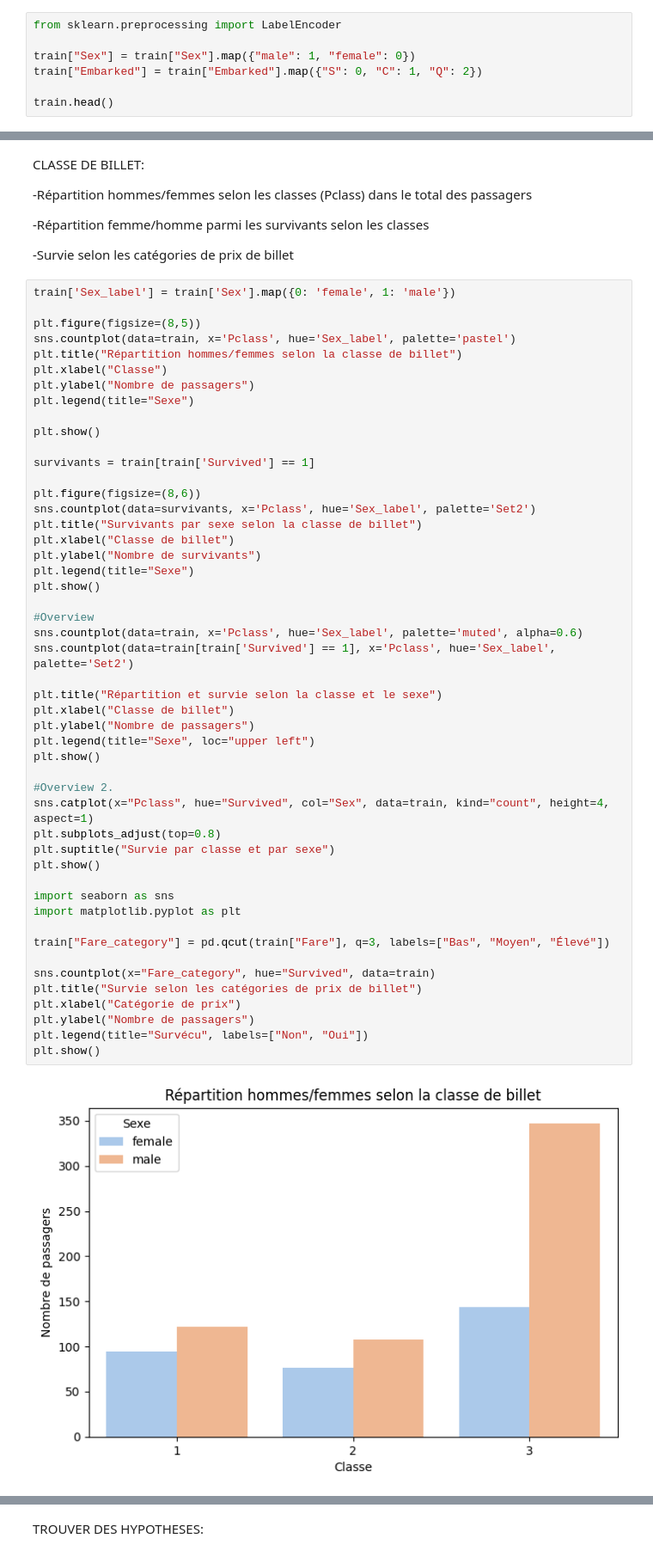
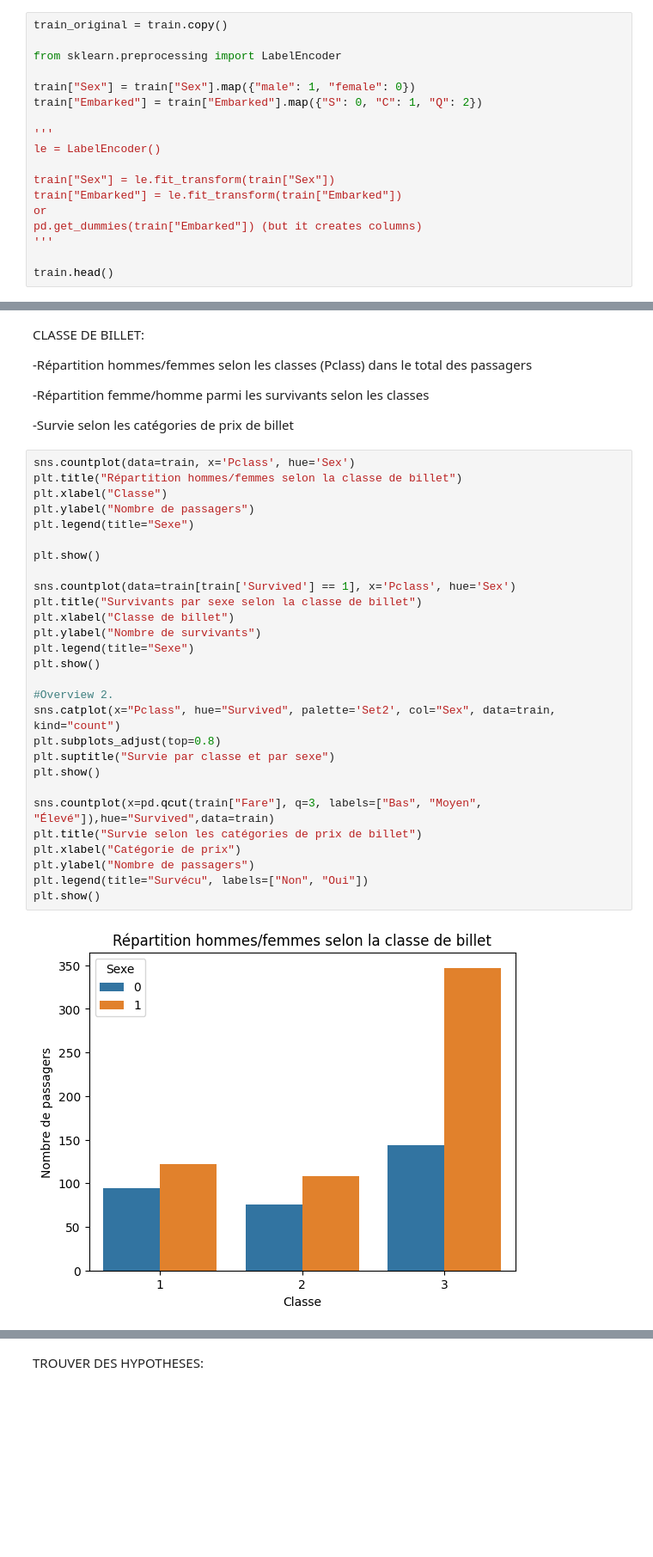
Before and after one commit to emese007/projet_titanic_emese, a Jupyter notebook: titanicM.ipynb, the cells around one changed output, grey strips where cells are left out. Shown at 86% size. Cells and saved outputs as stored; diff of their text form; blank space fills up the shorter version.

```diff
--- a/titanicM.ipynb
+++ b/titanicM.ipynb
@@ -89,11 +140,22 @@ IDENTIFIER LES DOUBLONS - pas de doublon dans les données
 # %% [markdown]
 REGARDER LES TYPES DE DONNEES: CONVERTIR SI BESOIN EN VALEUR NUMERIQUE SI LE TYPE EST OBJECT POUR DES COLONNES DE NOMBRE
 # %%
+train_original = train.copy()
+
 from sklearn.preprocessing import LabelEncoder
 
 train["Sex"] = train["Sex"].map({"male": 1, "female": 0})
 train["Embarked"] = train["Embarked"].map({"S": 0, "C": 1, "Q": 2})
 
+'''
+le = LabelEncoder()
+
+train["Sex"] = le.fit_transform(train["Sex"])
+train["Embarked"] = le.fit_transform(train["Embarked"])
+or
+pd.get_dummies(train["Embarked"]) (but it creates columns)
+'''
+
 train.head()
 # %% [output]
 |  | PassengerId | Survived | Pclass | Name | Sex | Age | SibSp | Parch | Ticket | Fare | ... |
@@ -262,53 +242,32 @@ CLASSE DE BILLET:
 
 -Survie selon les catégories de prix de billet
 # %%
-train['Sex_label'] = train['Sex'].map({0: 'female', 1: 'male'})
-
-plt.figure(figsize=(8,5))
-sns.countplot(data=train, x='Pclass', hue='Sex_label', palette='pastel')
+sns.countplot(data=train, x='Pclass', hue='Sex')
 plt.title("Répartition hommes/femmes selon la classe de billet")
 plt.xlabel("Classe")
 plt.ylabel("Nombre de passagers")
 plt.legend(title="Sexe")
 
 plt.show()
 
-survivants = train[train['Survived'] == 1]
-
-plt.figure(figsize=(8,6))
-sns.countplot(data=survivants, x='Pclass', hue='Sex_label', palette='Set2')
+sns.countplot(data=train[train['Survived'] == 1], x='Pclass', hue='Sex')
 plt.title("Survivants par sexe selon la classe de billet")
 plt.xlabel("Classe de billet")
 plt.ylabel("Nombre de survivants")
 plt.legend(title="Sexe")
 plt.show()
 
-#Overview
-sns.countplot(data=train, x='Pclass', hue='Sex_label', palette='muted', alpha=0.6)
-sns.countplot(data=train[train['Survived'] == 1], x='Pclass', hue='Sex_label', palette='Set2')
-
-plt.title("Répartition et survie selon la classe et le sexe")
-plt.xlabel("Classe de billet")
-plt.ylabel("Nombre de passagers")
-plt.legend(title="Sexe", loc="upper left")
-plt.show()
-
 #Overview 2.
-sns.catplot(x="Pclass", hue="Survived", col="Sex", data=train, kind="count", height=4, aspect=1)
+sns.catplot(x="Pclass", hue="Survived", palette='Set2', col="Sex", data=train, kind="count")
 plt.subplots_adjust(top=0.8)
 plt.suptitle("Survie par classe et par sexe")
 plt.show()
 
-import seaborn as sns
-import matplotlib.pyplot as plt
-
-train["Fare_category"] = pd.qcut(train["Fare"], q=3, labels=["Bas", "Moyen", "Élevé"])
-
-sns.countplot(x="Fare_category", hue="Survived", data=train)
+sns.countplot(x=pd.qcut(train["Fare"], q=3, labels=["Bas", "Moyen", "Élevé"]),hue="Survived",data=train)
 plt.title("Survie selon les catégories de prix de billet")
 plt.xlabel("Catégorie de prix")
 plt.ylabel("Nombre de passagers")
 plt.legend(title="Survécu", labels=["Non", "Oui"])
 plt.show()
 # %% [output]
-[figure, old version]
+[figure, new version]
```
Also changed, not shown: parts of 39 cells of this notebook, 6 other files.
